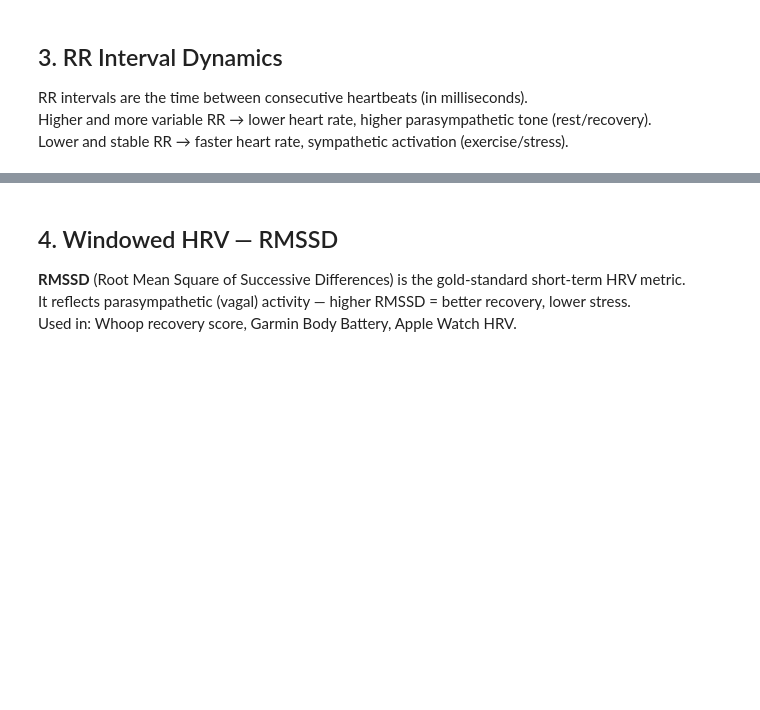
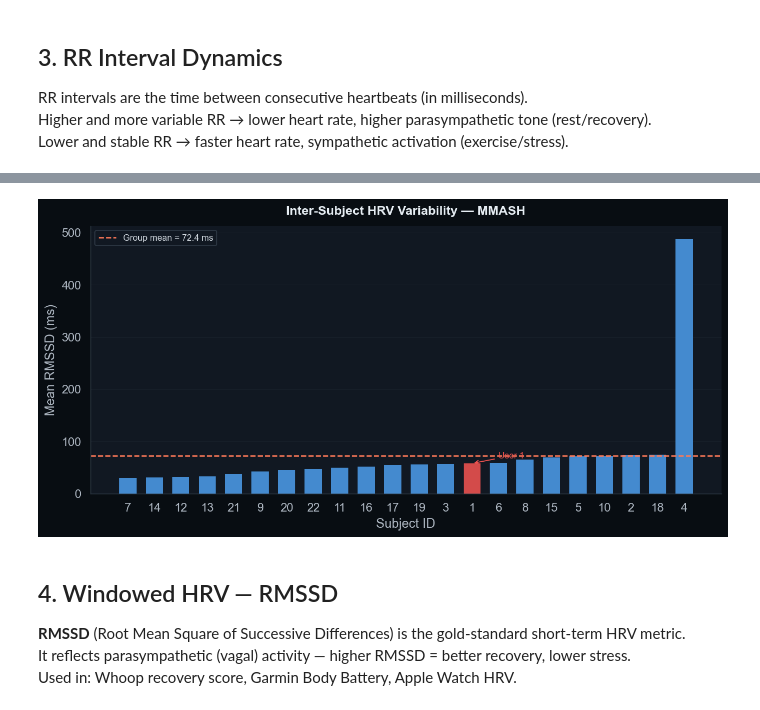
Before and after one commit to KceniaB/signal-to-insight, a Jupyter notebook: notebooks/01_mmash_exploration_v2.ipynb, the cells around one changed output, grey strips where cells are left out. Cells and saved outputs as stored; diff of their text form; code cells hidden in the pictures; blank space fills up the shorter version.

```diff
--- a/notebooks/01_mmash_exploration_v2.ipynb
+++ b/notebooks/01_mmash_exploration_v2.ipynb
@@ -396,3 +867,80 @@ plt.show()
+# %%
+if len(hrv_group) > 0:
+    plt.style.use("dark_background")
+
+    fig, ax = plt.subplots(figsize=(10, 5))
+    fig.patch.set_facecolor("#080D12")
+    ax.set_facecolor("#111822")
+
+    colours = [
+        "#EF5350" if uid == USER_ID else "#4C9BE8"
+        for uid in hrv_group["subject"]
+    ]
+
+    bars = ax.bar(
+        hrv_group["subject"].astype(str),
+        hrv_group["mean_rmssd"],
+        color=colours,
+        alpha=0.88,
+        width=0.65,
+        edgecolor="none",
+        linewidth=0
+    )
+
+    group_mean = hrv_group["mean_rmssd"].mean()
+
+    ax.axhline(
+        group_mean,
+        color="#FF7A59",
+        lw=1.4,
+        linestyle="--",
+        label=f"Group mean = {group_mean:.1f} ms"
+    )
+
+    ax.set_xlabel("Subject ID", color="#AEB7C2")
+    ax.set_ylabel("Mean RMSSD (ms)", color="#AEB7C2")
+    ax.set_title(
+        "Inter-Subject HRV Variability — MMASH",
+        fontsize=13,
+        fontweight="bold",
+        color="#E6EDF3",
+        pad=12
+    )
+
+    ax.grid(axis="y", color="#26313B", linewidth=0.55, alpha=0.35)
+    ax.grid(axis="x", visible=False)
+
+    for spine in ax.spines.values():
+        spine.set_color("#34404C")
+        spine.set_linewidth(0.8)
+
+    ax.tick_params(colors="#AEB7C2")
+
+    leg = ax.legend(fontsize=9, frameon=True)
+    leg.get_frame().set_facecolor("#111822")
+    leg.get_frame().set_edgecolor("#34404C")
+    for text in leg.get_texts():
+        text.set_color("#D0D7DE")
+
+    if USER_ID in hrv_group["subject"].values:
+        user_row = hrv_group[hrv_group["subject"] == USER_ID].iloc[0]
+        user_x = hrv_group.index[hrv_group["subject"] == USER_ID][0]
+        user_y = user_row["mean_rmssd"]
+
+        ax.annotate(
+            f"User {USER_ID}",
+            xy=(user_x, user_y),
+            xytext=(user_x + 1, user_y + 10),
+            arrowprops=dict(arrowstyle="->", color="#EF5350"),
+            color="#EF5350",
+            fontsize=9
+        )
+
+    plt.tight_layout()
+    plt.savefig("../figures/01_multisubject_hrv.png", dpi=150, bbox_inches="tight")
+    plt.show()
+# %% [output]
+[figure, added]
 # %% [markdown]
 ## 4. Windowed HRV — RMSSD
 
```
Also changed, not shown: parts of 20 cells of this notebook, 40 other files.
